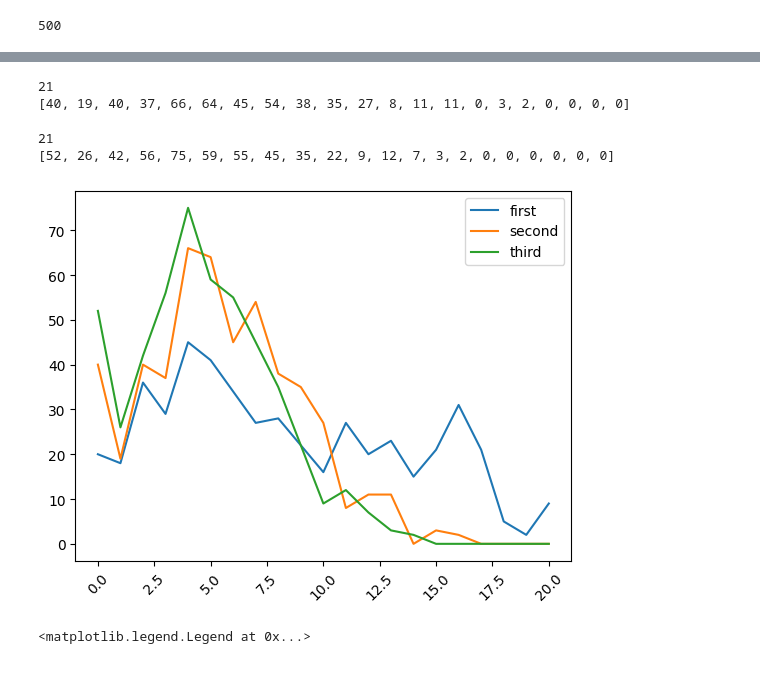
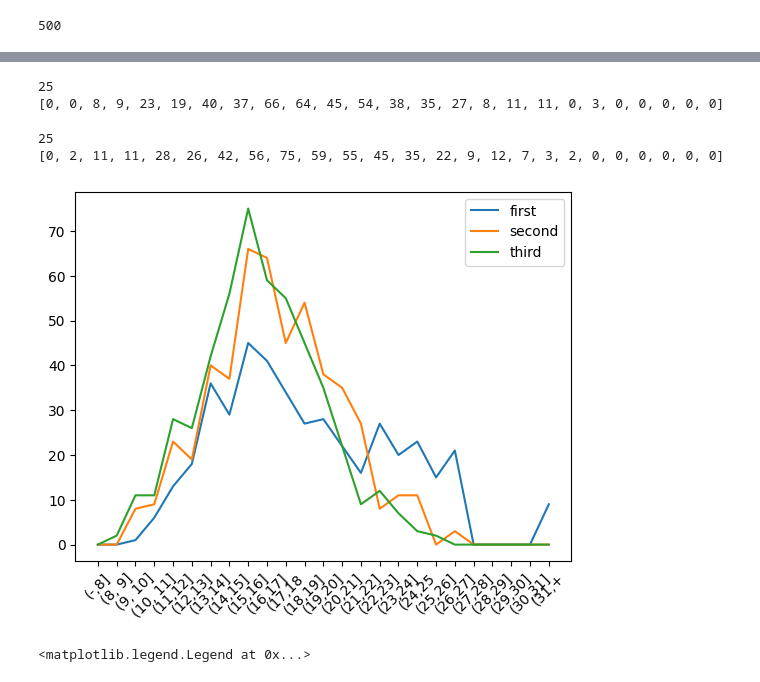
Before and after one commit to Stype0912/lm-watermarking, a Jupyter notebook: process_prob.ipynb, the cells around one changed output, grey strips where cells are left out. Drawn from its saved outputs; the diff is of its cells as text; code cells hidden in the pictures.

```diff
--- a/process_prob.ipynb
+++ b/process_prob.ipynb
@@ -143,19 +143,19 @@ len(res)
 # %% [output]
 500
 # %%
-res_first = [0 for i in range(21)]
+res_first = [0 for i in range(25)]
 print(len(res_first))
 for i in range(500):
     a = res[i][0]
-    if a <= 12:
+    if a <= 8:
         res_first[0] += 1
         continue
     if a > 32:
-        res_first[20] += 1
+        res_first[24] += 1
         print(a)
         continue
     for j in range(19):
-        if 12+j < a <= 13+j:
+        if 8+j < a <= 9+j:
             res_first[j+1] += 1
             continue
 print(res_first)
@@ -175,60 +174,63 @@ print(res_first)
 # %%
-res_second = [0 for i in range(21)]
+res_second = [0 for i in range(25)]
 print(len(res_second))
 for i in range(500):
     a = res[i][1]
-    if a <= 12:
+    if a <= 8:
         res_second[0] += 1
         continue
     if a > 32:
-        res_second[20] += 1
+        res_second[24] += 1
         print(a)
         continue
     for j in range(19):
-        if 12+j < a <= 13+j:
+        if 8+j < a <= 9+j:
             res_second[j+1] += 1
             continue
 print(res_second)
 # %% [output]
-21
-[40, 19, 40, 37, 66, 64, 45, 54, 38, 35, 27, 8, 11, 11, 0, 3, 2, 0, 0, 0, 0]
+25
+[0, 0, 8, 9, 23, 19, 40, 37, 66, 64, 45, 54, 38, 35, 27, 8, 11, 11, 0, 3, 0, 0, 0, 0, 0]
 # %%
-res_third = [0 for i in range(21)]
+res_third = [0 for i in range(25)]
 print(len(res_third))
 for i in range(500):
     a = res[i][2]
-    if a <= 12:
+    if a <= 8:
         res_third[0] += 1
         continue
     if a > 32:
-        res_third[20] += 1
+        res_third[24] += 1
         print(a)
         continue
     for j in range(19):
-        if 12+j < a <= 13+j:
+        if 8+j < a <= 9+j:
             res_third[j+1] += 1
             continue
 print(res_third)
 # %% [output]
-21
-[52, 26, 42, 56, 75, 59, 55, 45, 35, 22, 9, 12, 7, 3, 2, 0, 0, 0, 0, 0, 0]
+25
+[0, 2, 11, 11, 28, 26, 42, 56, 75, 59, 55, 45, 35, 22, 9, 12, 7, 3, 2, 0, 0, 0, 0, 0, 0]
 # %%
 import matplotlib.pyplot as plt
 
-labels = ['(-, 12]', '(12,13]', '(13, 14]', '(14, 15]', '(15, 16]', '(16, 17]', '(17, 18',
-          '(18, 19]', '(19,20]', '(20, 21]', '(21, 22]', '(22, 23]', '(23, 24]', '(24, 25',
-          '(25, 26]', '(26,27]', '(27, 28]', '(28, 29]', '(29, 30]', '(30, 31]', '(31, +']
+labels = ['(-,8]', '(8, 9]', '(9, 10]', '(10, 11]',
+          '(11,12]', '(12,13]', '(13,14]', '(14,15]', '(15,16]', '(16,17]', '(17,18',
+          '(18,19]', '(19,20]', '(20,21]', '(21,22]', '(22,23]', '(23,24]', '(24,25',
+          '(25,26]', '(26,27]', '(27,28]', '(28,29]', '(29,30]', '(30,31]', '(31,+']
 x = [i for i in range(len(res_first))]
 plt.xticks(rotation=45)
+
+plt.xticks(x, labels)
 plt.plot(x, res_first, label="first")
 plt.plot(x, res_second, label="second")
 plt.plot(x, res_third, label="third")
 
 plt.legend()
 
 plt.show()
 # %% [output]
-[figure, old version]
+[figure, new version]
 # %%
 kwargs = dict(histtype='stepfilled', alpha=0.3, bins=15)
 plt.hist(first, **kwargs, label='first')
```
Also changed, not shown: parts of 1 cell of this notebook.
